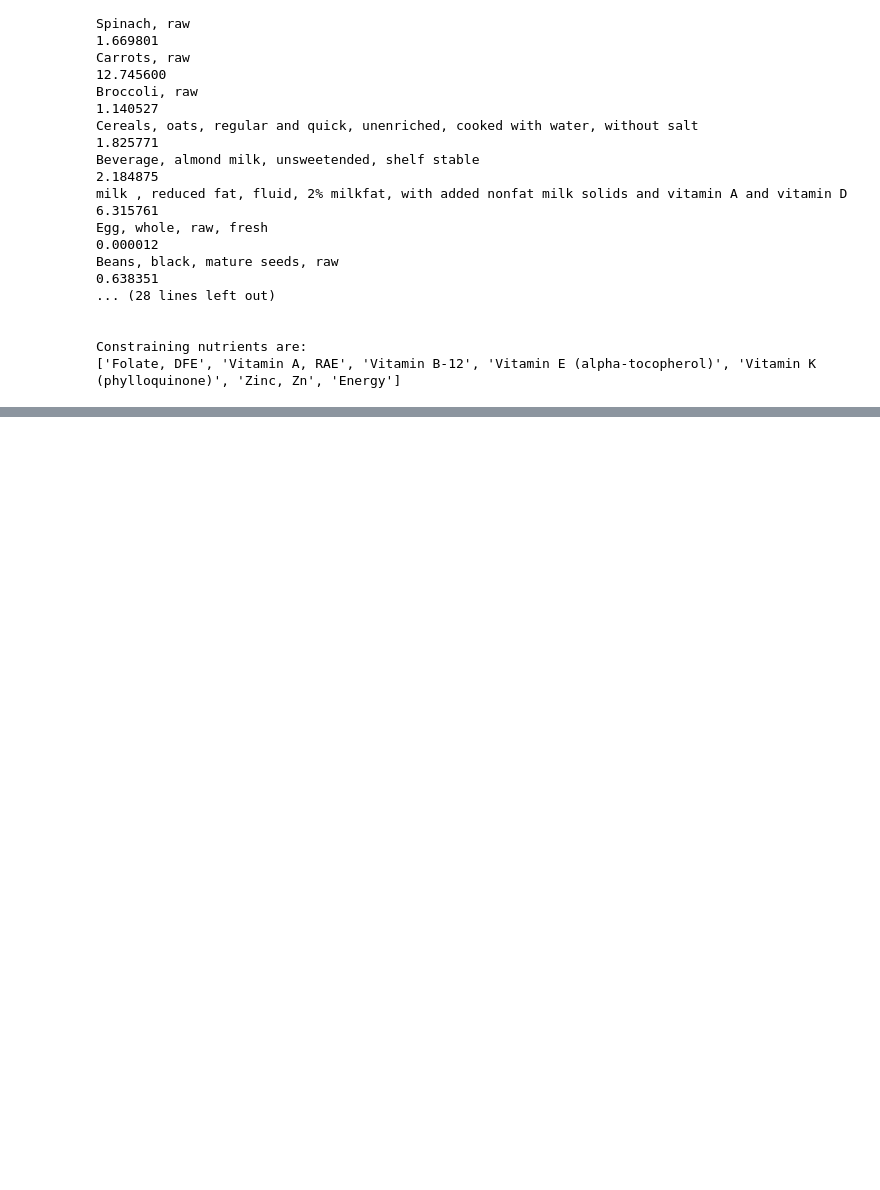
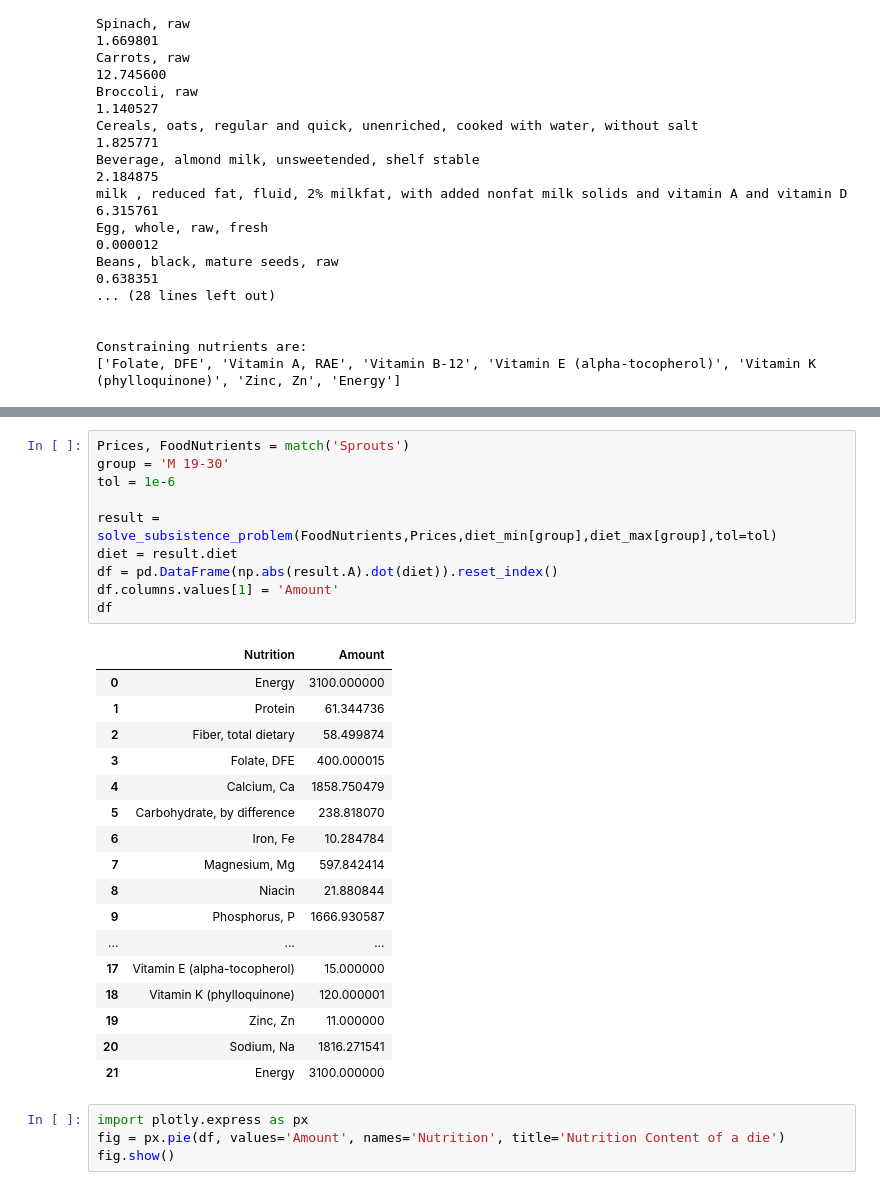
Before and after one commit to eddieguo-1128/EEP153_Proj2, a Jupyter notebook: Proj2_Code.ipynb, the cells around one changed output, grey strips where cells are left out. Drawn from its saved outputs; the diff is of its cells as text; blank space fills up the shorter version.

```diff
--- a/Proj2_Code.ipynb
+++ b/Proj2_Code.ipynb
@@ -371 +376,33 @@ Cost of diet for M 19-30 is $2.77 per day.
 Cost of diet for M 19-30 is $9.18 per day.
+# %%
+Prices, FoodNutrients = match('Sprouts')
+group = 'M 19-30'
+tol = 1e-6
+
+result = solve_subsistence_problem(FoodNutrients,Prices,diet_min[group],diet_max[group],tol=tol)
+diet = result.diet
+df = pd.DataFrame(np.abs(result.A).dot(diet)).reset_index()
+df.columns.values[1] = 'Amount'
+df
+# %% [output]
+|  | Nutrition | Amount |
+| 0 | Energy | 3100.000000 |
+| 1 | Protein | 61.344736 |
+| 2 | Fiber, total dietary | 58.499874 |
+| 3 | Folate, DFE | 400.000015 |
+| 4 | Calcium, Ca | 1858.750479 |
+| 5 | Carbohydrate, by difference | 238.818070 |
+| 6 | Iron, Fe | 10.284784 |
+| 7 | Magnesium, Mg | 597.842414 |
+| 8 | Niacin | 21.880844 |
+| 9 | Phosphorus, P | 1666.930587 |
+| ... | ... | ... |
+| 17 | Vitamin E (alpha-tocopherol) | 15.000000 |
+| 18 | Vitamin K (phylloquinone) | 120.000001 |
+| 19 | Zinc, Zn | 11.000000 |
+| 20 | Sodium, Na | 1816.271541 |
+| 21 | Energy | 3100.000000 |
+# %%
+import plotly.express as px
+fig = px.pie(df, values='Amount', names='Nutrition', title='Nutrition Content of a die')
+fig.show()
```
Also changed, not shown: parts of 1 cell of this notebook.
